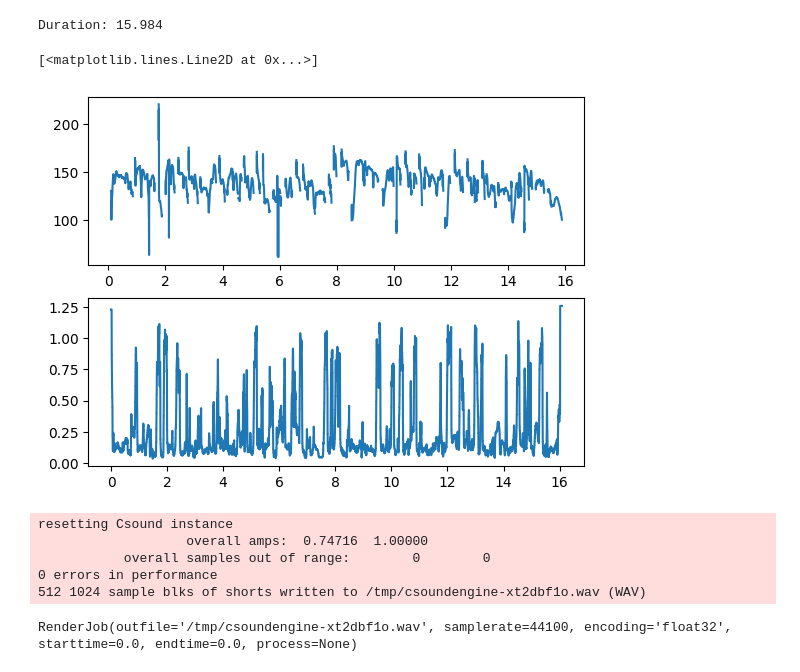
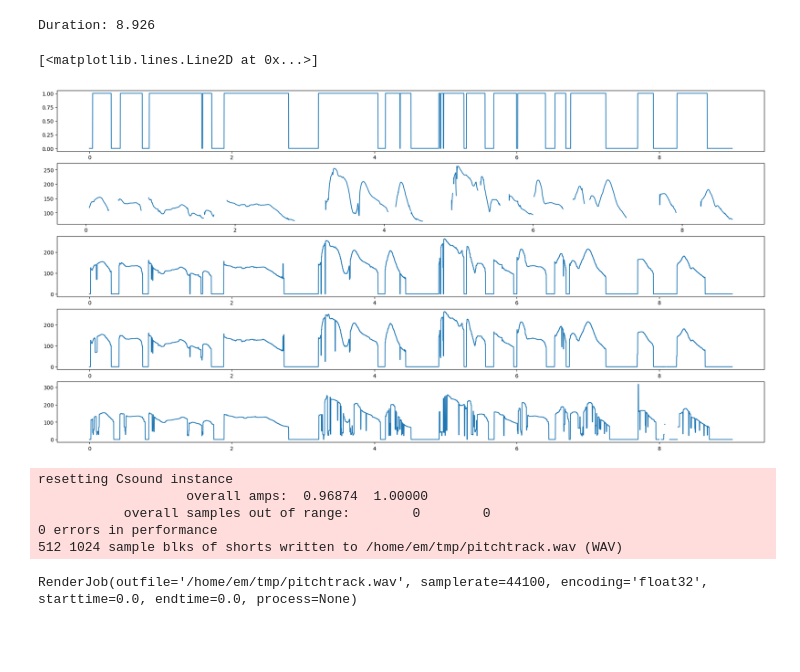
Before and after one commit to gesellkammer/csoundengine, a Jupyter notebook: notebooks/pitchtrack.ipynb, the cells around one changed output. Saved outputs shown, nothing was run; the diff lists cells and outputs as text; code cells hidden in the pictures; blank space fills up the shorter version.

```diff
--- a/notebooks/pitchtrack.ipynb
+++ b/notebooks/pitchtrack.ipynb
@@ -102,39 +115,50 @@ endin
 # %%
-# sndtab = e.readSoundfile("/home/em/Lib/snd/samples/speech/voiceover-fragment.flac")
-sndtab = e.readSoundfile("/home/em/Lib/snd/samples/speech/finneganswake-fragm01.flac")
+sndtab = e.readSoundfile("/home/em/Lib/snd/samples/speech/voiceover-fragment.flac")
+# sndtab = e.readSoundfile("/home/em/Lib/snd/samples/speech/finneganswake-fragm01.flac")
 sndtabinfo = e.tableInfo(sndtab)
 duration = sndtabinfo.duration
 numcycles = int(duration * e.sr / e.ksmps)
-freqtab = e.makeEmptyTable((numcycles + 100) * 3)
+numcols = 6
+freqtab = e.makeEmptyTable((numcycles + 100) * numcols)
 print(f"Duration: {sndtabinfo.duration:.3f}")
 
-e.sched('pitchtrackvoice', 0, duration + 0.1, sndtab, freqtab, 60, 300, 1024, 1/4, 1, 2, -45)
+e.sched('pitchtrackvoice', 0, duration + 0.1, sndtab, freqtab, 60, 300, 1024, 1/4, 1, 3, -45, 12)
 e.perform()
 
 # Now retrieve information
 outarr = e.getTableData(freqtab)
 datalen = int(outarr[0])
-freqs = outarr[1:1+datalen*3:3]
-times = outarr[2:1+datalen*3:3]
-noises = outarr[3:1+datalen*3:3]
+freqs = outarr[1:1+datalen*numcols:numcols]
+times = outarr[2:1+datalen*numcols:numcols]
+noises = outarr[3:1+datalen*numcols:numcols]
+freqs1 = outarr[4:1+datalen*numcols:numcols]
+freqs2 = outarr[5:1+datalen*numcols:numcols]
+freqs3 = outarr[6:1+datalen*numcols:numcols]
+
 
 freqs[freqs==0] = float("nan")
+freqs2[freqs2>500] = float("nan")
+freqs3[freqs3>500] = float("nan")
 # %% [output]
-Duration: 15.984
+Duration: 8.926
 # %%
 import matplotlib.pyplot as plt
-fig, axs = plt.subplots(2, 1)
-axs[0].plot(times, freqs)
-axs[1].plot(times, noises)
+fig, axs = plt.subplots(5, 1, figsize=(24, 12))
+axs[1].plot(times, freqs)
+axs[0].plot(times, noises)
+axs[2].plot(times, freqs1)
+axs[3].plot(times, freqs2)
+axs[4].plot(times, freqs3)
 # %% [output]
 [<matplotlib.lines.Line2D at 0x...>]
-[figure, old version]
+[figure, new version]
 # %%
-e.stop()
+job = e.stop()
+job
 # %% [output]
 resetting Csound instance
-                   overall amps:  0.74716  1.00000
+                   overall amps:  0.96874  1.00000
            overall samples out of range:        0        0
 0 errors in performance
-512 1024 sample blks of shorts written to /tmp/csoundengine-xt2dbf1o.wav (WAV)
+512 1024 sample blks of shorts written to /home/em/tmp/pitchtrack.wav (WAV)
-RenderJob(outfile='/tmp/csoundengine-xt2dbf1o.wav', samplerate=44100, encoding='float32', starttime=0.0, endtime=0.0, process=None)
+RenderJob(outfile='/home/em/tmp/pitchtrack.wav', samplerate=44100, encoding='float32', starttime=0.0, endtime=0.0, process=None)
```
Also changed, not shown: parts of 4 cells of this notebook, 15 other files.
